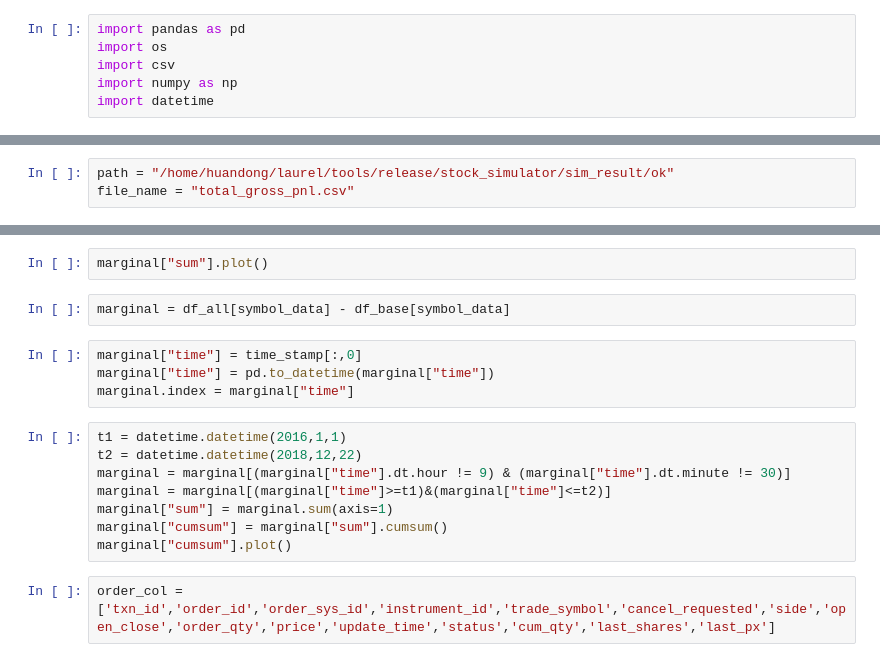
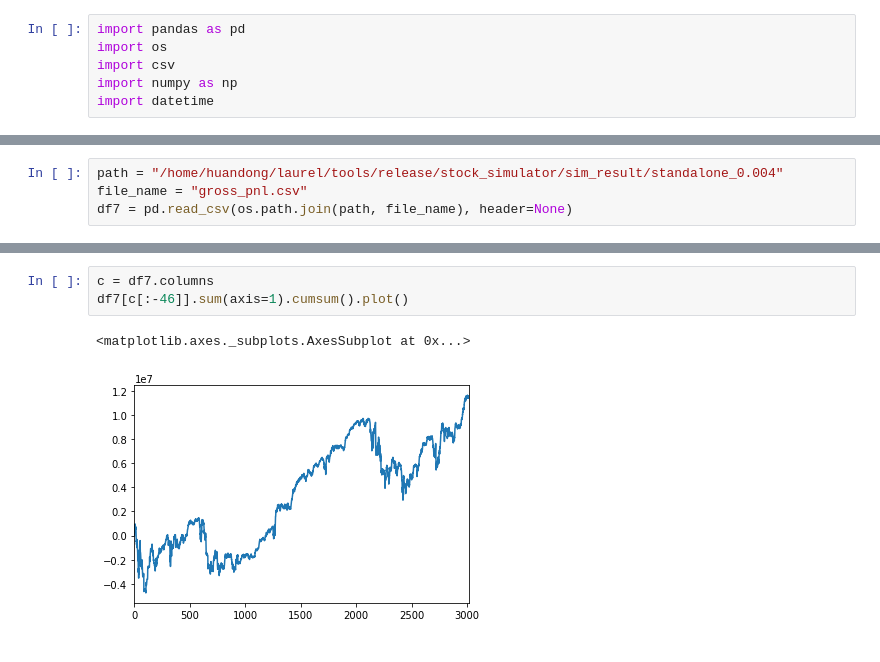
Before and after one commit to 1900sala/boosting, a Jupyter notebook: marginal_pnl.ipynb, the cells around one changed output, grey strips where cells are left out. Saved outputs shown, nothing was run; the diff lists cells and outputs as text.

```diff
--- a/marginal_pnl.ipynb
+++ b/marginal_pnl.ipynb
@@ -7,3 +99,4 @@ import datetime
 # %%
-path = "/home/huandong/laurel/tools/release/stock_simulator/sim_result/ok"
-file_name = "total_gross_pnl.csv"
+path = "/home/huandong/laurel/tools/release/stock_simulator/sim_result/standalone_0.004"
+file_name = "gross_pnl.csv"
+df7 = pd.read_csv(os.path.join(path, file_name), header=None)
@@ -165,18 +103,6 @@ marginal["cumsum"].plot()
-# %%
-marginal["sum"].plot()
-# %%
-marginal = df_all[symbol_data] - df_base[symbol_data]
-# %%
-marginal["time"] = time_stamp[:,0]
-marginal["time"] = pd.to_datetime(marginal["time"])
-marginal.index = marginal["time"]
-# %%
-t1 = datetime.datetime(2016,1,1)
-t2 = datetime.datetime(2018,12,22)
-marginal = marginal[(marginal["time"].dt.hour != 9) & (marginal["time"].dt.minute != 30)]
-marginal = marginal[(marginal["time"]>=t1)&(marginal["time"]<=t2)]
-marginal["sum"] = marginal.sum(axis=1)
-marginal["cumsum"] = marginal["sum"].cumsum()
-marginal["cumsum"].plot()
-# %%
-order_col = ['txn_id','order_id','order_sys_id','instrument_id','trade_symbol','cancel_requested','side','open_close','order_qty','price','update_time','status','cum_qty','last_shares','last_px']
+# %%
+c = df7.columns
+df7[c[:-46]].sum(axis=1).cumsum().plot()
+# %% [output]
+<matplotlib.axes._subplots.AxesSubplot at 0x...>
+[figure, added]
```
Also changed, not shown: parts of 25 cells of this notebook, 3 other files.
